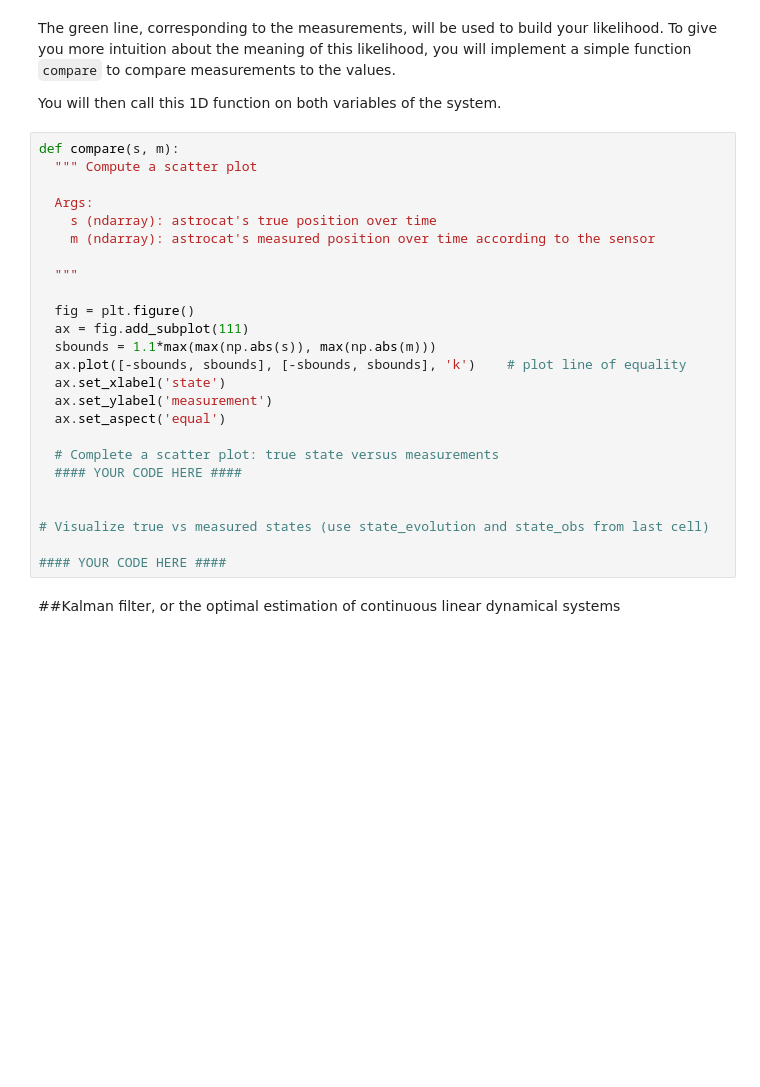
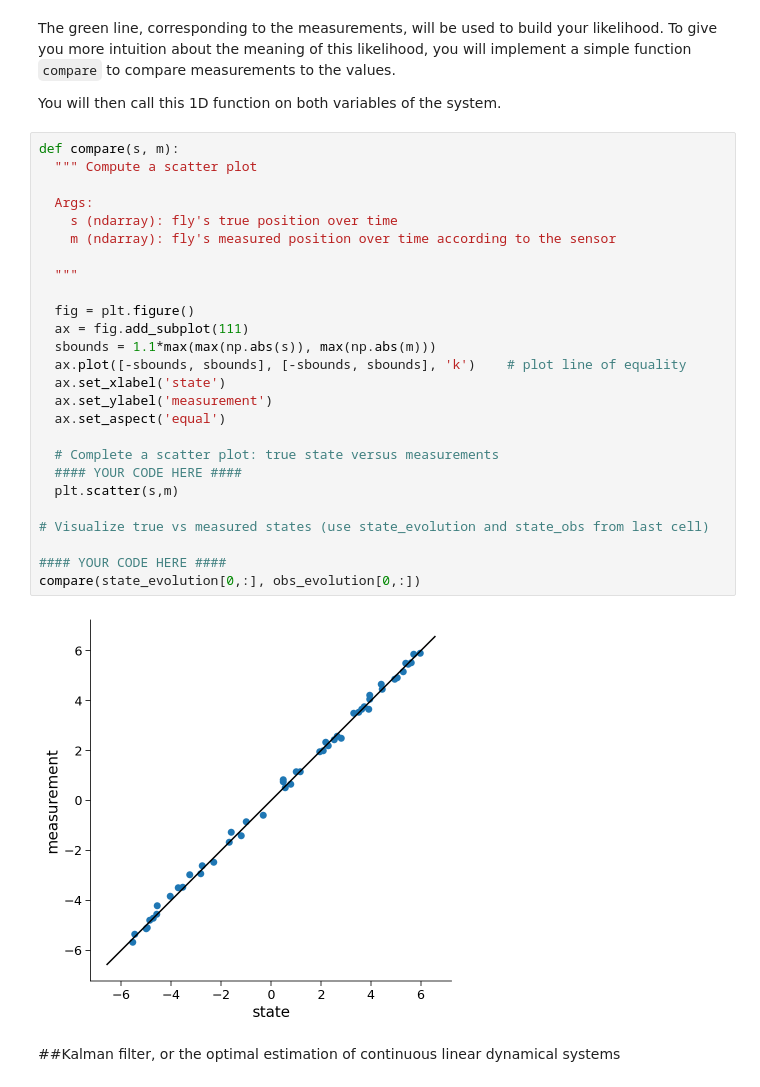
Before and after one commit to svandergoote/LGBIO2060-2022, a Jupyter notebook: LGBIO2060_TP5.ipynb, the cells around one changed output. Drawn from its saved outputs; the diff is of its cells as text; blank space fills up the shorter version.

```diff
--- a/LGBIO2060_TP5.ipynb
+++ b/LGBIO2060_TP5.ipynb
@@ -383,28 +415,31 @@ You will then call this 1D function on both variables of the system.
 # %%
 def compare(s, m):
   """ Compute a scatter plot
 
   Args:
-    s (ndarray): astrocat's true position over time
-    m (ndarray): astrocat's measured position over time according to the sensor
+    s (ndarray): fly's true position over time
+    m (ndarray): fly's measured position over time according to the sensor
 
   """
 
   fig = plt.figure()
   ax = fig.add_subplot(111)
   sbounds = 1.1*max(max(np.abs(s)), max(np.abs(m)))
   ax.plot([-sbounds, sbounds], [-sbounds, sbounds], 'k')    # plot line of equality
   ax.set_xlabel('state')
   ax.set_ylabel('measurement')
   ax.set_aspect('equal')
 
   # Complete a scatter plot: true state versus measurements
   #### YOUR CODE HERE ####
-
+  plt.scatter(s,m)
 
 # Visualize true vs measured states (use state_evolution and state_obs from last cell)
 
 #### YOUR CODE HERE ####
+compare(state_evolution[0,:], obs_evolution[0,:])
+# %% [output]
+[figure, added]
 # %% [markdown]
 ##Kalman filter, or the optimal estimation of continuous linear dynamical systems
 # %% [markdown]
```
Also changed, not shown: parts of 4 cells of this notebook.
